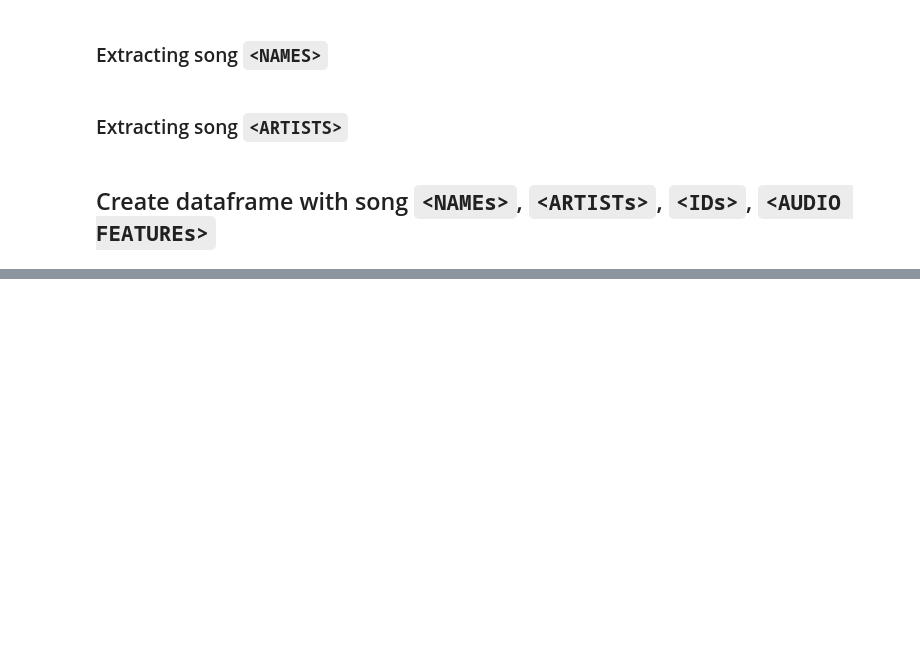
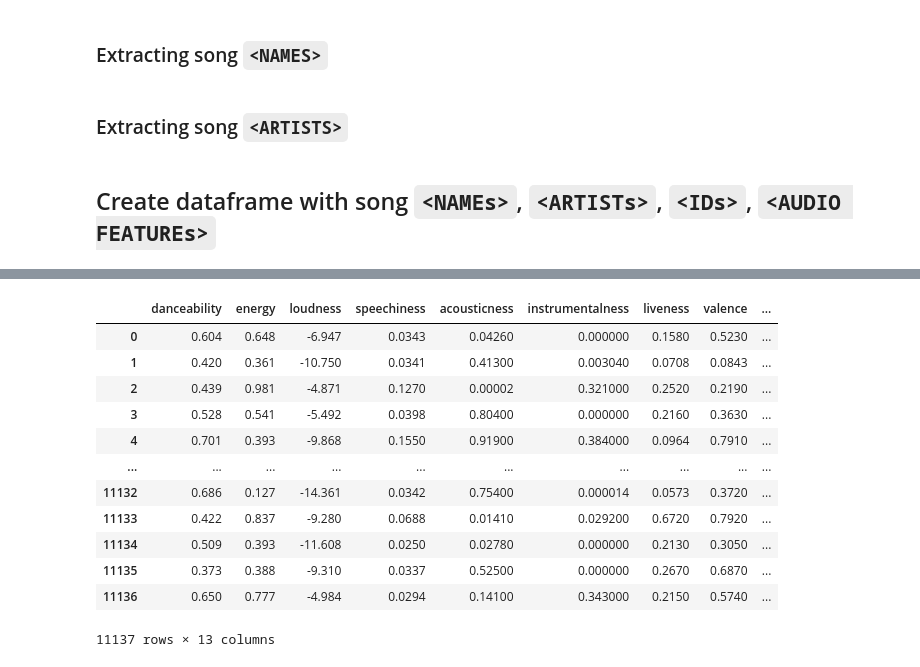
Before and after one commit to pkuestions/Spotify_Song_Recommender, a Jupyter notebook: Spotify_Song_Harvester_DiversifiedPlaylistApproach.ipynb, the cells around one changed output, grey strips where cells are left out. Cells and saved outputs as stored; diff of their text form; code cells hidden in the pictures; blank space fills up the shorter version.

```diff
--- a/Spotify_Song_Harvester_DiversifiedPlaylistApproach.ipynb
+++ b/Spotify_Song_Harvester_DiversifiedPlaylistApproach.ipynb
@@ -564,0 +552,19 @@ for idx, plist in enumerate(playlists_list):
+# %%
+big_df = pd.read_csv(r"C:\Users\p.kollhof\Documents\IRONHACK_GitHub\Spotify_Song_Recommender\Song_Collection_DiversifiedPlaylistApproach\11137_Song_Collection.csv")
+big_df_info = pd.read_csv(r"C:\Users\p.kollhof\Documents\IRONHACK_GitHub\Spotify_Song_Recommender\Song_Collection_DiversifiedPlaylistApproach\11137_Song_Infos.csv")
+big_df_combined = pd.merge(big_df, big_df_info[["song_name", "song_artist"]], left_index=True, right_index=True)
+big_df_combined
+# %% [output]
+|  | danceability | energy | loudness | speechiness | acousticness | instrumentalness | liveness | valence | ... |
+| 0 | 0.604 | 0.648 | -6.947 | 0.0343 | 0.04260 | 0.000000 | 0.1580 | 0.5230 | ... |
+| 1 | 0.420 | 0.361 | -10.750 | 0.0341 | 0.41300 | 0.003040 | 0.0708 | 0.0843 | ... |
+| 2 | 0.439 | 0.981 | -4.871 | 0.1270 | 0.00002 | 0.321000 | 0.2520 | 0.2190 | ... |
+| 3 | 0.528 | 0.541 | -5.492 | 0.0398 | 0.80400 | 0.000000 | 0.2160 | 0.3630 | ... |
+| 4 | 0.701 | 0.393 | -9.868 | 0.1550 | 0.91900 | 0.384000 | 0.0964 | 0.7910 | ... |
+| ... | ... | ... | ... | ... | ... | ... | ... | ... | ... |
+| 11132 | 0.686 | 0.127 | -14.361 | 0.0342 | 0.75400 | 0.000014 | 0.0573 | 0.3720 | ... |
+| 11133 | 0.422 | 0.837 | -9.280 | 0.0688 | 0.01410 | 0.029200 | 0.6720 | 0.7920 | ... |
+| 11134 | 0.509 | 0.393 | -11.608 | 0.0250 | 0.02780 | 0.000000 | 0.2130 | 0.3050 | ... |
+| 11135 | 0.373 | 0.388 | -9.310 | 0.0337 | 0.52500 | 0.000000 | 0.2670 | 0.6870 | ... |
+| 11136 | 0.650 | 0.777 | -4.984 | 0.0294 | 0.14100 | 0.343000 | 0.2150 | 0.5740 | ... |
+11137 rows × 13 columns
```
Also changed, not shown: parts of 21 cells of this notebook, 6 other files.
